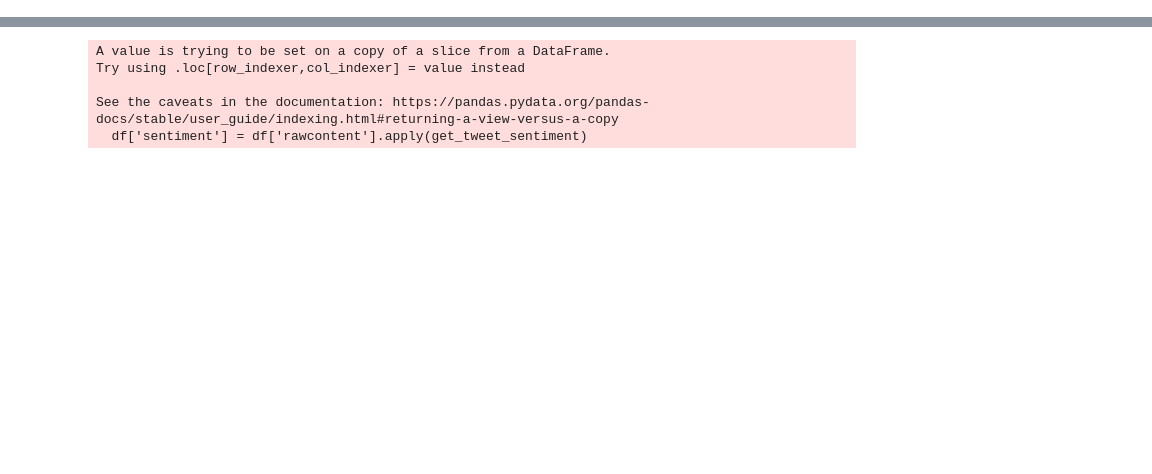
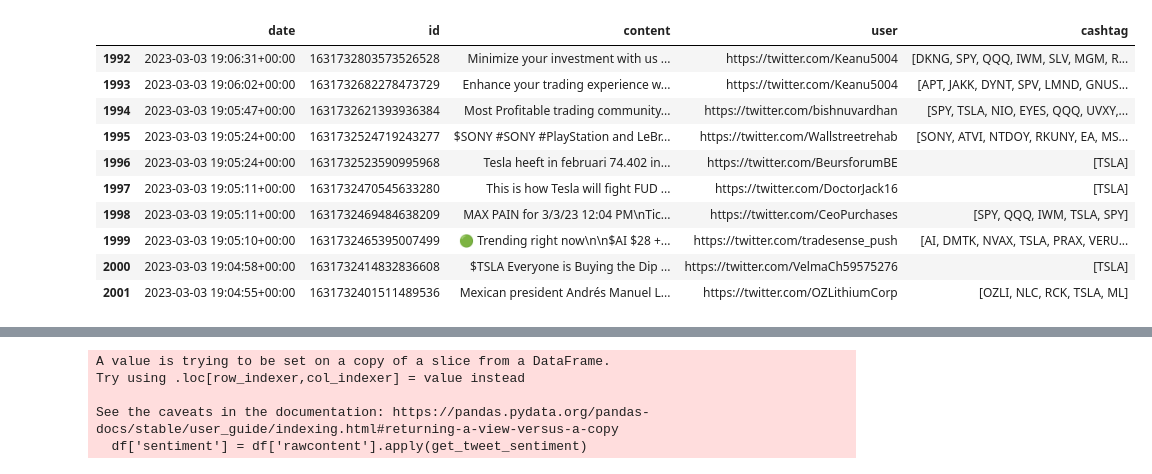
Before and after one commit to ChloeL6/Financial-Sentiment-Analysis, a Jupyter notebook: tweet.ipynb, the cells around one changed output, grey strips where cells are left out. Saved outputs shown, nothing was run; the diff lists cells and outputs as text; code cells hidden in the pictures; blank space fills up the shorter version.

```diff
--- a/tweet.ipynb
+++ b/tweet.ipynb
@@ -38 +10,28 @@ Index(['url', 'date', 'rawContent', 'renderedContent', 'id', 'user',
+# %%
+query = "$TSLA"
+tweets_list = []
+until = dt.datetime.strftime(dt.date.today(), '%Y-%m-%d')
+since = dt.datetime.strftime(dt.datetime.strptime(until, '%Y-%m-%d') - dt.timedelta(days=5), '%Y-%m-%d')
+n_tweets = 2000
+
+# count -1 mean get all the rows
+for i, tweet in tqdm(enumerate(sntwitter.TwitterSearchScraper(f'{query} until:{until} since:{since} filter:links -filter:replies -count:-1').get_items()), total=n_tweets):
+    tweets_list.append([tweet.date, tweet.id, tweet.rawContent, tweet.user, tweet.cashtags])
+    if i > n_tweets:
+        break
+#Creating a dataframe from the tweets list above
+df = pd.DataFrame(tweets_list, columns=['date', 'id', 'content', 'user','cashtag'])
+df.tail(10)
+# %% [output]
+|  | date | id | content | user | cashtag |
+| 1992 | 2023-03-03 19:06:31+00:00 | 1631732803573526528 | Minimize your investment with us ... | https://twitter.com/Keanu5004 | [DKNG, SPY, QQQ, IWM, SLV, MGM, R... |
+| 1993 | 2023-03-03 19:06:02+00:00 | 1631732682278473729 | Enhance your trading experience w... | https://twitter.com/Keanu5004 | [APT, JAKK, DYNT, SPV, LMND, GNUS... |
+| 1994 | 2023-03-03 19:05:47+00:00 | 1631732621393936384 | Most Profitable trading community... | https://twitter.com/bishnuvardhan | [SPY, TSLA, NIO, EYES, QQQ, UVXY,... |
+| 1995 | 2023-03-03 19:05:24+00:00 | 1631732524719243277 | $SONY #SONY #PlayStation and LeBr... | https://twitter.com/Wallstreetrehab | [SONY, ATVI, NTDOY, RKUNY, EA, MS... |
+| 1996 | 2023-03-03 19:05:24+00:00 | 1631732523590995968 | Tesla heeft in februari 74.402 in... | https://twitter.com/BeursforumBE | [TSLA] |
+| 1997 | 2023-03-03 19:05:11+00:00 | 1631732470545633280 | This is how Tesla will fight FUD ... | https://twitter.com/DoctorJack16 | [TSLA] |
+| 1998 | 2023-03-03 19:05:11+00:00 | 1631732469484638209 | MAX PAIN for 3/3/23 12:04 PM\nTic... | https://twitter.com/CeoPurchases | [SPY, QQQ, IWM, TSLA, SPY] |
+| 1999 | 2023-03-03 19:05:10+00:00 | 1631732465395007499 | 🟢 Trending right now\n\n$AI $28 +... | https://twitter.com/tradesense_push | [AI, DMTK, NVAX, TSLA, PRAX, VERU... |
+| 2000 | 2023-03-03 19:04:58+00:00 | 1631732414832836608 | $TSLA Everyone is Buying the Dip ... | https://twitter.com/VelmaCh59575276 | [TSLA] |
+| 2001 | 2023-03-03 19:04:55+00:00 | 1631732401511489536 | Mexican president Andrés Manuel L... | https://twitter.com/OZLithiumCorp | [OZLI, NLC, RCK, TSLA, ML] |
 # %%
```
Also changed, not shown: parts of 6 cells of this notebook.
